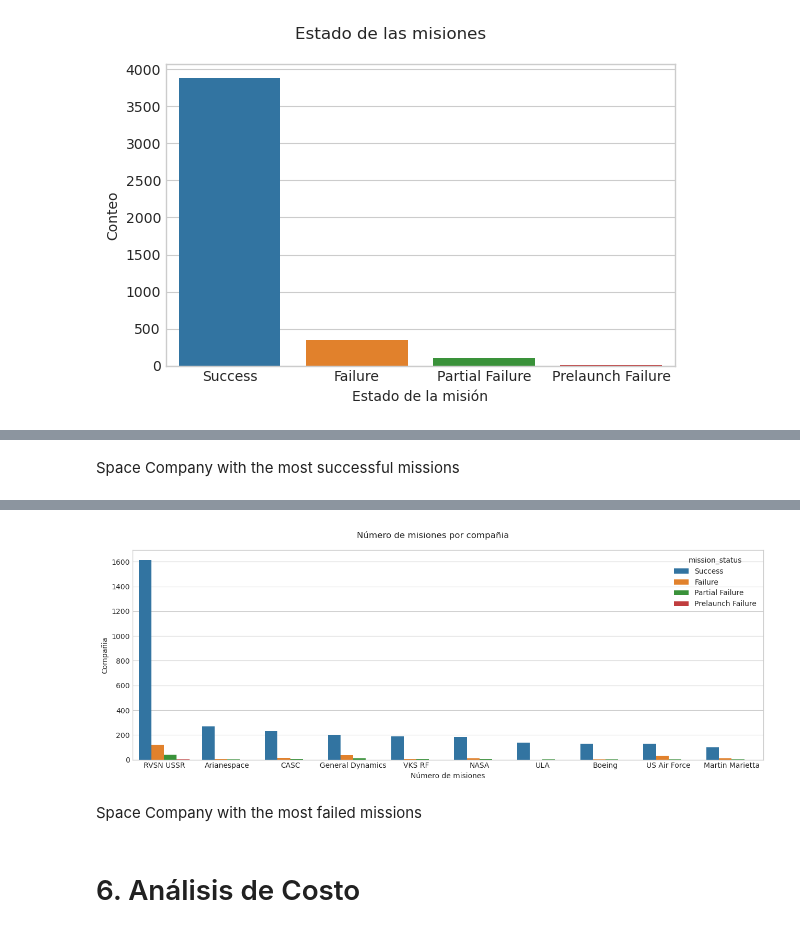
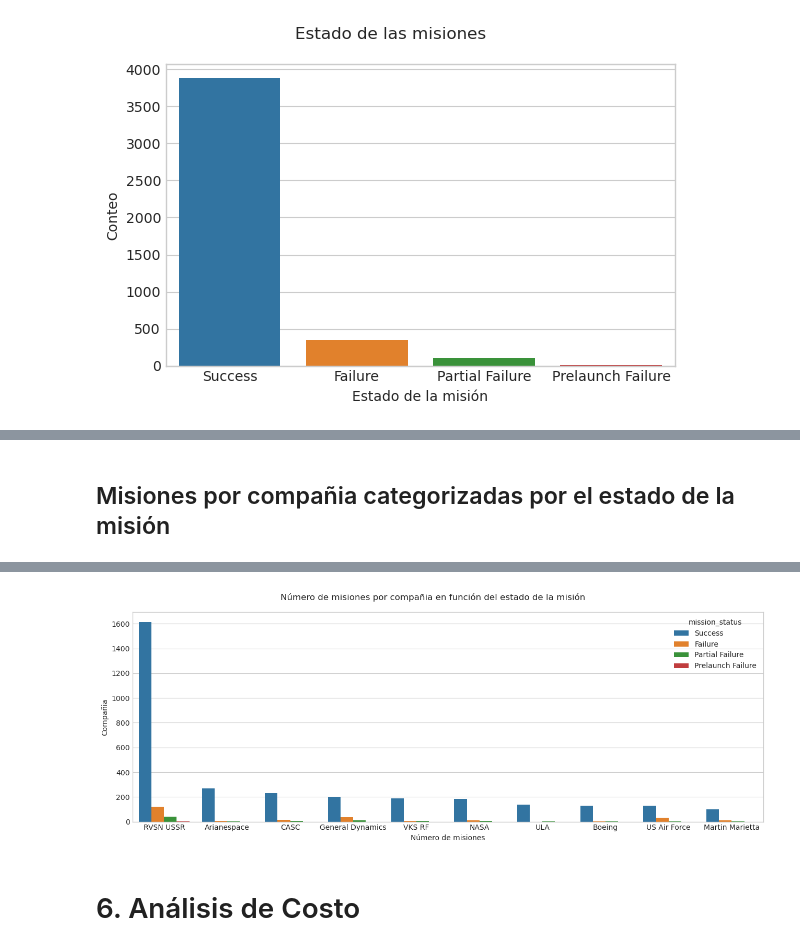
Before and after one commit to JoePortilla/SpaceMissions-EDA, a Jupyter notebook: SpaceMissions-EDA.ipynb, the cells around one changed output, grey strips where cells are left out. Saved outputs shown, nothing was run; the diff lists cells and outputs as text; code cells hidden in the pictures.

```diff
--- a/SpaceMissions-EDA.ipynb
+++ b/SpaceMissions-EDA.ipynb
@@ -395,5 +396,5 @@ plt.tight_layout()
-# %% [markdown]
-Space Company with the most successful missions
+# %% [markdown]
+## Misiones por compañia categorizadas por el estado de la misión
 # %%
 filt = df['mission_status'] =='Success'
 df_su = df[filt]
@@ -420,12 +421,12 @@ Kosmotras             21
 dtype: int64
 # %%
 fig, ax = plt.subplots(figsize=(13, 5))
-fig.suptitle('Número de misiones por compañia')
+fig.suptitle('Número de misiones por compañia en función del estado de la misión')
 
 sns.countplot(data=df, x='company', ax=ax, hue='mission_status', order=ds.iloc[:10].index)
 ax.set_xlabel('Número de misiones')
 ax.set_ylabel('Compañia')
 
 plt.tight_layout()
 # %% [output]
-[figure, old version]
+[figure, new version]
@@ -435,5 +433,3 @@ ds = df[filt]
-# %% [markdown]
-Space Company with the most failed missions
 # %% [markdown]
 # 6. Análisis de Costo
 # %%
```
Also changed, not shown: parts of 14 cells of this notebook.
